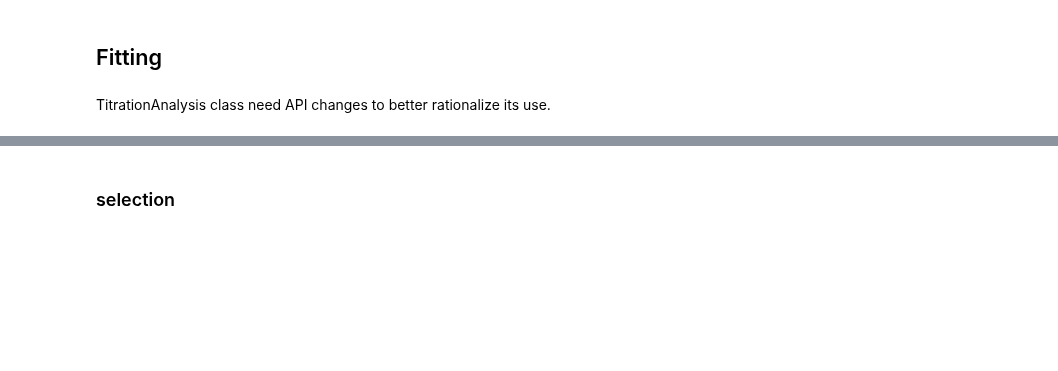
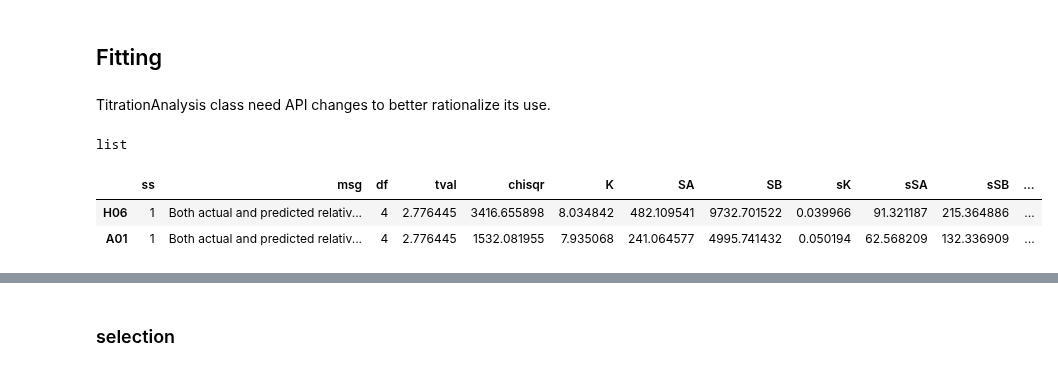
Before and after one commit to darosio/ClopHfit, a Jupyter notebook: docs/tutorials/prtecan.ipynb, the cells around one changed output, grey strips where cells are left out. Cells and saved outputs as stored; diff of their text form; code cells hidden in the pictures; blank space fills up the shorter version.

```diff
--- a/docs/tutorials/prtecan.ipynb
+++ b/docs/tutorials/prtecan.ipynb
@@ -346,5 +372,7 @@ f = cl_an.plot_buffer()
 # %% [markdown]
 TitrationAnalysis class need API changes to better rationalize its use.
 # %%
-ph_an.fit("pH", fin=-1, tval=0.95)
-type(ph_an.fittings)
+# ph_an.fit("pH", fin=-1, tval=0.95)
+type(ph_an.fitresults)
+# %% [output]
+list
@@ -354,5 +379,9 @@ ph_an.fittings[1]
 # %%
-ph_an.fittings[1].loc[["H06", "A01"]]
+ph_an.fitresults[1].loc[["H06", "A01"]]
+# %% [output]
+|  | ss | msg | df | tval | chisqr | K | SA | SB | sK | sSA | sSB | ... |
+| H06 | 1 | Both actual and predicted relativ... | 4 | 2.776445 | 3416.655898 | 8.034842 | 482.109541 | 9732.701522 | 0.039966 | 91.321187 | 215.364886 | ... |
+| A01 | 1 | Both actual and predicted relativ... | 4 | 2.776445 | 1532.081955 | 7.935068 | 241.064577 | 4995.741432 | 0.050194 | 62.568209 | 132.336909 | ... |
 # %%
 key = "H06"
 lbg = ph_an.labelblocksgroups[1]
```
Also changed, not shown: parts of 66 cells of this notebook, 1 other file.
